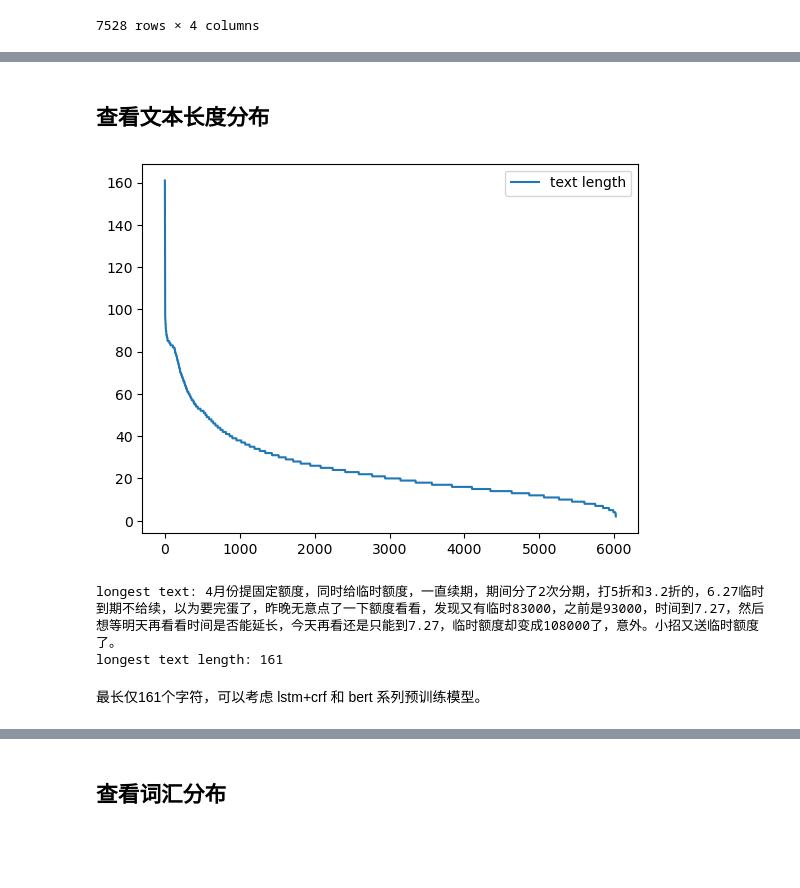
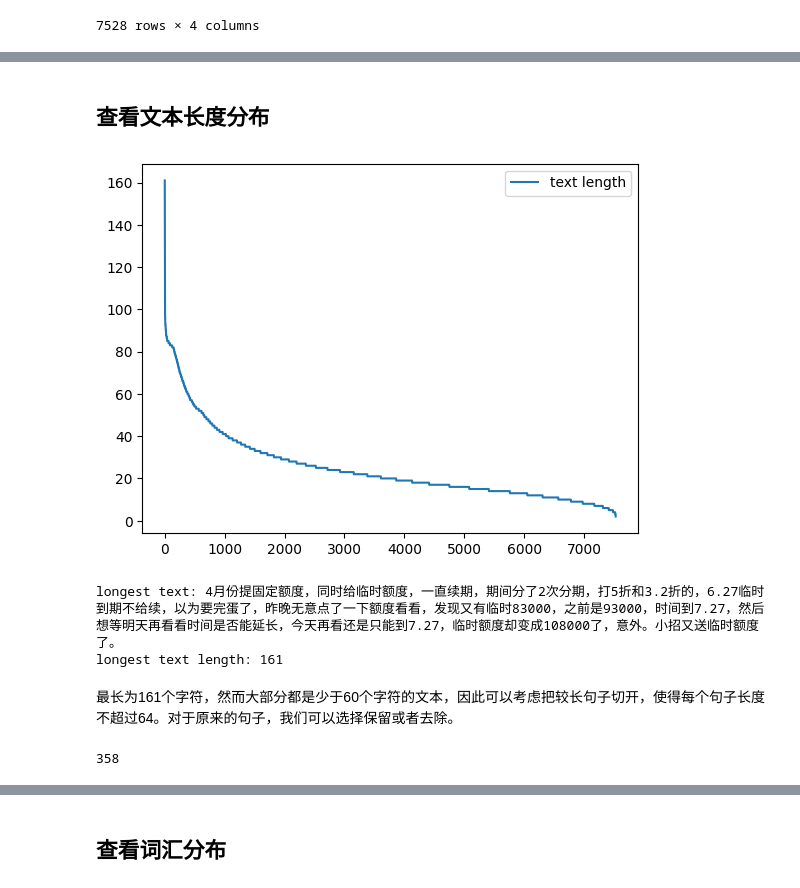
Before and after one commit to ChanLee9/NER, a Jupyter notebook: pre_process.ipynb, the cells around one changed output, grey strips where cells are left out. Saved outputs shown, nothing was run; the diff lists cells and outputs as text; code cells hidden in the pictures; blank space fills up the shorter version.

```diff
--- a/pre_process.ipynb
+++ b/pre_process.ipynb
@@ -64,28 +48,34 @@ test_data.to_csv(test_path)
-# %% [markdown]
-## 查看文本长度分布
-# %%
-def get_text_len(data):
-    lens = {}
-    for i in range(len(data)):
-        lens[i] = len(data['text'][i])
-    return dict(sorted(lens.items(), key=lambda x:x[1], reverse=True))
-text_len_ordered = get_text_len(train_data)
-
-def plot_distribution(data, label):
-    '''
-    data: dictionary
-    label: legend
-    '''
-    xx = range(len(data))
-    plt.plot(xx, data.values(), label=label)
-    plt.legend()
-    plt.show()
-plot_distribution(text_len_ordered, 'text length')
-print('longest text:', train_data['text'][next(iter(text_len_ordered.keys()))])
-print('longest text length:', next(iter(text_len_ordered.values())))
-# %% [output]
-[figure, removed]
-longest text: 4月份提固定额度，同时给临时额度，一直续期，期间分了2次分期，打5折和3.2折的，6.27临时到期不给续，以为要完蛋了，昨晚无意点了一下额度看看，发现又有临时83000，之前是93000，时间到7.27，然后想等明天再看看时间是否能延长，今天再看还是只能到7.27，临时额度却变成108000了，意外。小招又送临时额度了。
-longest text length: 161
-# %% [markdown]
-最长仅161个字符，可以考虑 lstm+crf 和 bert 系列预训练模型。
+# %% [markdown]
+## 查看文本长度分布
+# %%
+def get_text_len(data):
+    lens = {}
+    for i in range(len(data)):
+        lens[i] = len(data['text'][i])
+    return dict(sorted(lens.items(), key=lambda x:x[1], reverse=True))
+
+text_len_ordered = get_text_len(raw_data)
+
+def plot_distribution(data, label):
+    '''
+    data: dictionary
+    label: legend
+    '''
+    xx = range(len(data))
+    plt.plot(xx, data.values(), label=label)
+    plt.legend()
+    plt.show()
+plot_distribution(text_len_ordered, 'text length')
+print('longest text:', raw_data['text'][next(iter(text_len_ordered.keys()))])
+print('longest text length:', next(iter(text_len_ordered.values())))
+# %% [output]
+[figure, added]
+longest text: 4月份提固定额度，同时给临时额度，一直续期，期间分了2次分期，打5折和3.2折的，6.27临时到期不给续，以为要完蛋了，昨晚无意点了一下额度看看，发现又有临时83000，之前是93000，时间到7.27，然后想等明天再看看时间是否能延长，今天再看还是只能到7.27，临时额度却变成108000了，意外。小招又送临时额度了。
+longest text length: 161
+# %% [markdown]
+最长为161个字符，然而大部分都是少于60个字符的文本，因此可以考虑把较长句子切开，使得每个句子长度不超过64。对于原来的句子，我们可以选择保留或者去除。
+# %%
+long_texts = {idx: length for (idx, length) in text_len_ordered.items() if length > 61}
+len(long_texts)
+# %% [output]
+358
```
Also changed, not shown: parts of 20 cells of this notebook, 8 other files.
